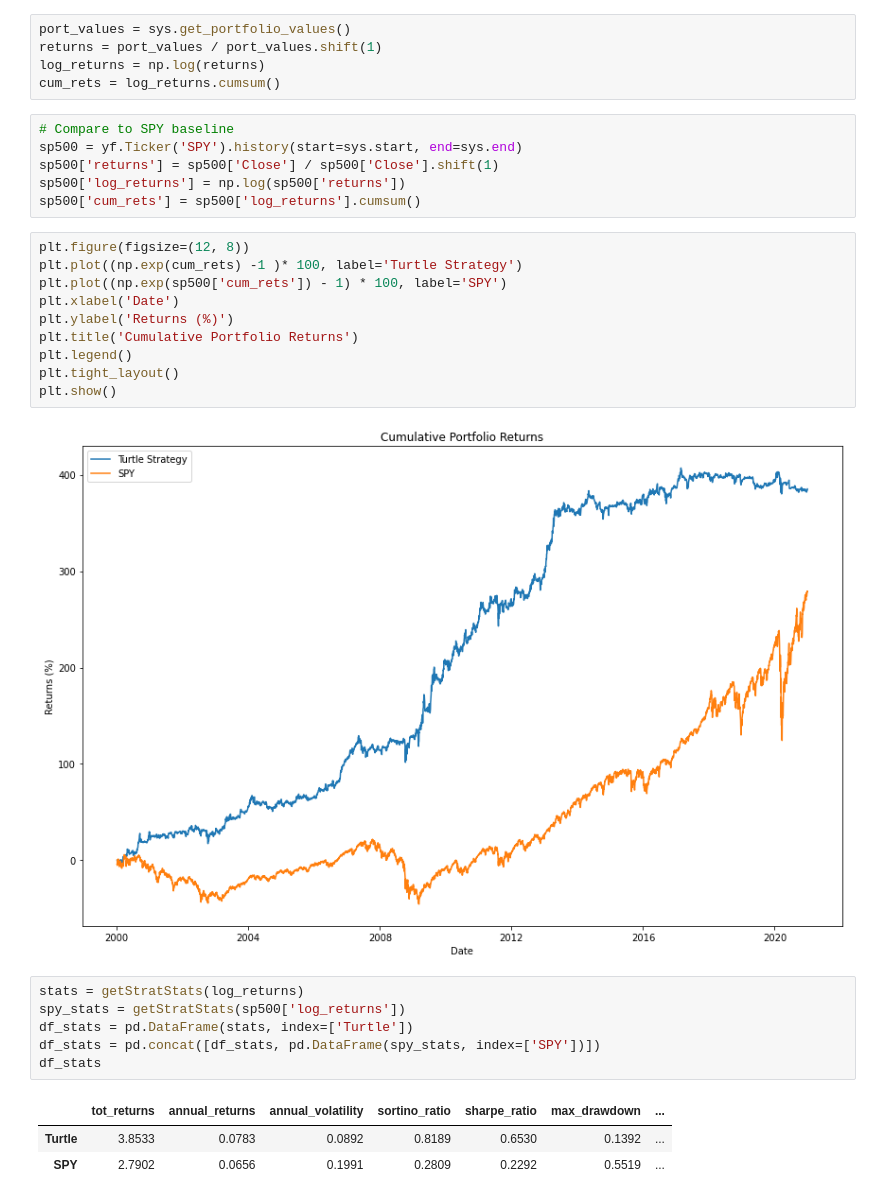
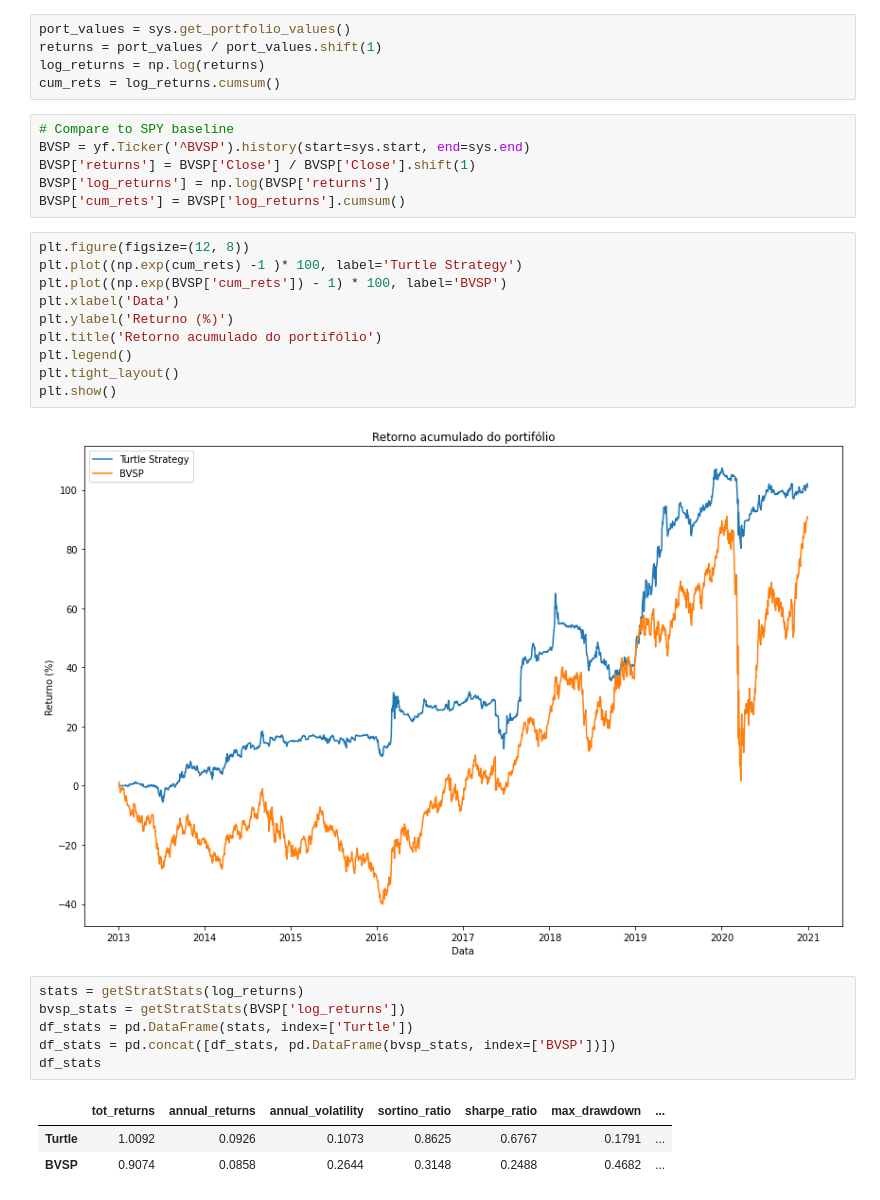
Before and after one commit to MaikeRM/turtle_trade_system, a Jupyter notebook: functions.ipynb, the cells around one changed output. Drawn from its saved outputs; the diff is of its cells as text.

```diff
--- a/functions.ipynb
+++ b/functions.ipynb
@@ -357,29 +364,29 @@ log_returns = np.log(returns)
 cum_rets = log_returns.cumsum()
 # %%
 # Compare to SPY baseline
-sp500 = yf.Ticker('SPY').history(start=sys.start, end=sys.end)
-sp500['returns'] = sp500['Close'] / sp500['Close'].shift(1)
-sp500['log_returns'] = np.log(sp500['returns'])
-sp500['cum_rets'] = sp500['log_returns'].cumsum()
+BVSP = yf.Ticker('^BVSP').history(start=sys.start, end=sys.end)
+BVSP['returns'] = BVSP['Close'] / BVSP['Close'].shift(1)
+BVSP['log_returns'] = np.log(BVSP['returns'])
+BVSP['cum_rets'] = BVSP['log_returns'].cumsum()
 # %%
 plt.figure(figsize=(12, 8))
 plt.plot((np.exp(cum_rets) -1 )* 100, label='Turtle Strategy')
-plt.plot((np.exp(sp500['cum_rets']) - 1) * 100, label='SPY')
-plt.xlabel('Date')
-plt.ylabel('Returns (%)')
-plt.title('Cumulative Portfolio Returns')
+plt.plot((np.exp(BVSP['cum_rets']) - 1) * 100, label='BVSP')
+plt.xlabel('Data')
+plt.ylabel('Returno (%)')
+plt.title('Retorno acumulado do portifólio')
 plt.legend()
 plt.tight_layout()
 plt.show()
 # %% [output]
-[figure, old version]
+[figure, new version]
 # %%
 stats = getStratStats(log_returns)
-spy_stats = getStratStats(sp500['log_returns'])
+bvsp_stats = getStratStats(BVSP['log_returns'])
 df_stats = pd.DataFrame(stats, index=['Turtle'])
-df_stats = pd.concat([df_stats, pd.DataFrame(spy_stats, index=['SPY'])])
+df_stats = pd.concat([df_stats, pd.DataFrame(bvsp_stats, index=['BVSP'])])
 df_stats
 # %% [output]
 |  | tot_returns | annual_returns | annual_volatility | sortino_ratio | sharpe_ratio | max_drawdown | ... |
-| Turtle | 3.8533 | 0.0783 | 0.0892 | 0.8189 | 0.6530 | 0.1392 | ... |
-| SPY | 2.7902 | 0.0656 | 0.1991 | 0.2809 | 0.2292 | 0.5519 | ... |
+| Turtle | 1.0092 | 0.0926 | 0.1073 | 0.8625 | 0.6767 | 0.1791 | ... |
+| BVSP | 0.9074 | 0.0858 | 0.2644 | 0.3148 | 0.2488 | 0.4682 | ... |
```
Also changed, not shown: parts of 1 cell of this notebook, 1 other file.
